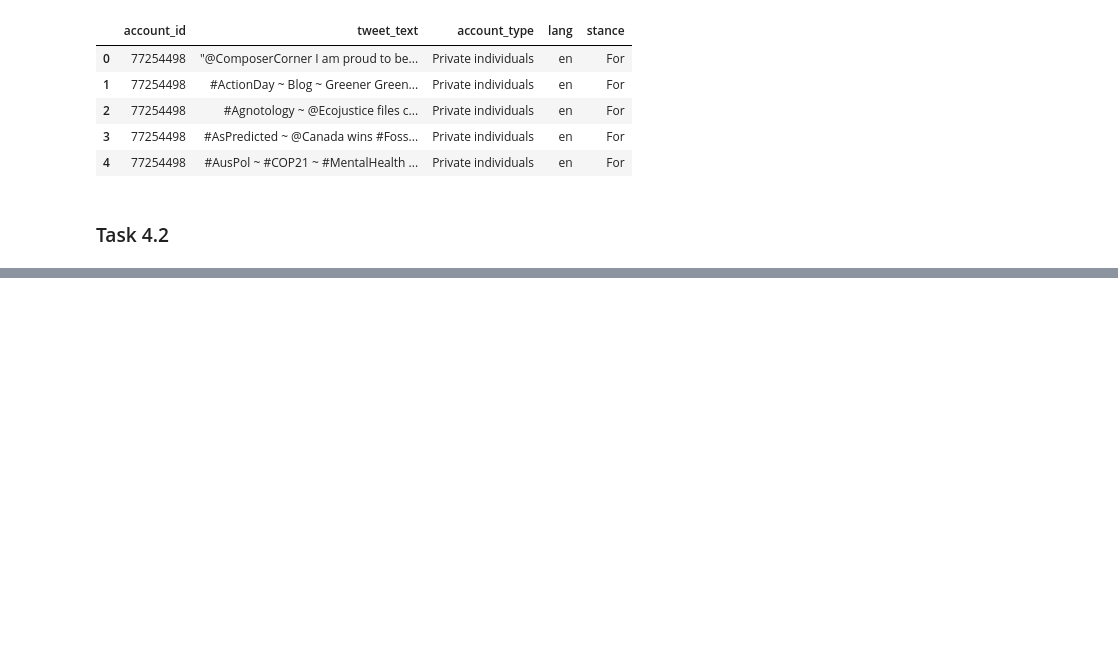
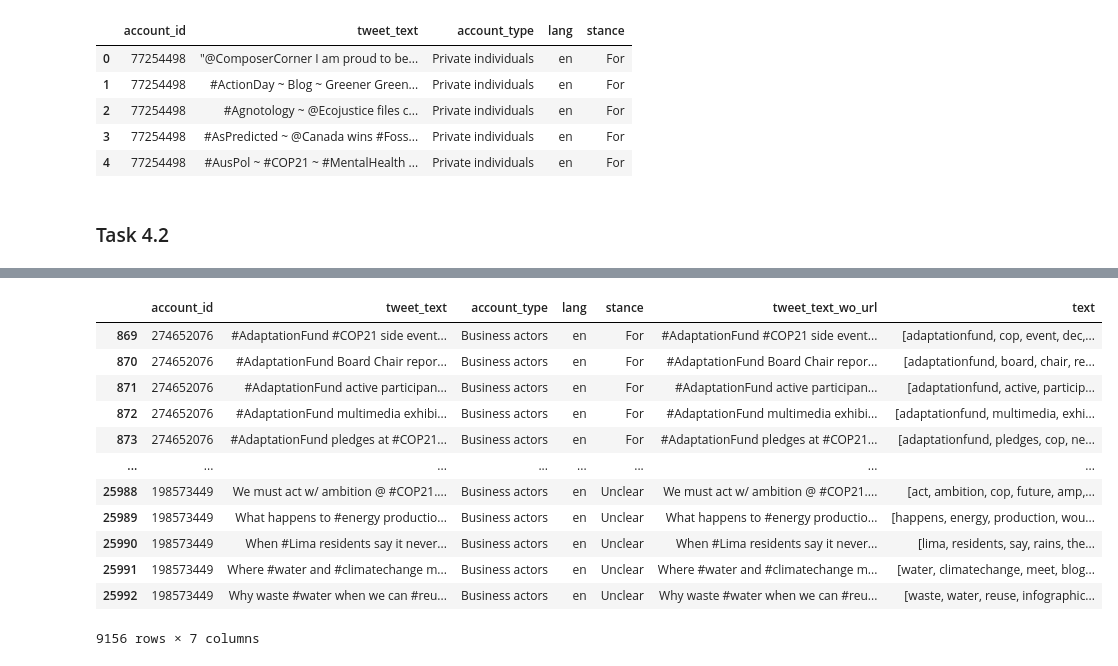
Before and after one commit to vaughankraska/social_data_mining, a Jupyter notebook: src/sdm/lab_scripts/text_analysis/theory_driven_analysis.ipynb, the cells around one changed output, grey strips where cells are left out. Drawn from its saved outputs; the diff is of its cells as text; code cells hidden in the pictures; blank space fills up the shorter version.

```diff
--- a/src/sdm/lab_scripts/text_analysis/theory_driven_analysis.ipynb
+++ b/src/sdm/lab_scripts/text_analysis/theory_driven_analysis.ipynb
@@ -198,7 +188,3 @@ from sklearn.feature_extraction.text import CountVectorizer
 # %%
 def remove_urls(txt):
     return re.sub(r'https://t\.co/\w+', '', txt)
-# %%
-df["tweet_text_wo_url"] = df["tweet_text"].apply(remove_urls)
-df['text'] = preprocess_tweets(df['tweet_text_wo_url'])
-df.head(10)
@@ -285,0 +191,12 @@ print(total_count_dict)
+# %%
+def preprocess_text(text):
+    text = text.lower()  # Convert to lowercase
+    text = re.sub(r'[^\w\s]', '', text)  # Remove punctuation
+    text = re.sub(r'\d+', '', text)  # Remove numbers
+    words = text.split()  # Tokenize
+    words = [w for w in words if w not in ENGLISH_STOP_WORDS and len(w) > 2 and 'http' not in w]  # Remove stop words
+    return words
+# %%
+df["tweet_text_wo_url"] = df["tweet_text"].apply(remove_urls)
+df['text'] = df['tweet_text_wo_url'].apply(preprocess_text)
+df.head(10)
@@ -285,0 +345,16 @@ print(total_count_dict)
+# %%
+df[df["account_type"] == "Business actors"]
+# %% [output]
+|  | account_id | tweet_text | account_type | lang | stance | tweet_text_wo_url | text |
+| 869 | 274652076 | #AdaptationFund #COP21 side event... | Business actors | en | For | #AdaptationFund #COP21 side event... | [adaptationfund, cop, event, dec,... |
+| 870 | 274652076 | #AdaptationFund Board Chair repor... | Business actors | en | For | #AdaptationFund Board Chair repor... | [adaptationfund, board, chair, re... |
+| 871 | 274652076 | #AdaptationFund active participan... | Business actors | en | For | #AdaptationFund active participan... | [adaptationfund, active, particip... |
+| 872 | 274652076 | #AdaptationFund multimedia exhibi... | Business actors | en | For | #AdaptationFund multimedia exhibi... | [adaptationfund, multimedia, exhi... |
+| 873 | 274652076 | #AdaptationFund pledges at #COP21... | Business actors | en | For | #AdaptationFund pledges at #COP21... | [adaptationfund, pledges, cop, ne... |
+| ... | ... | ... | ... | ... | ... | ... | ... |
+| 25988 | 198573449 | We must act w/ ambition @ #COP21.... | Business actors | en | Unclear | We must act w/ ambition @ #COP21.... | [act, ambition, cop, future, amp,... |
+| 25989 | 198573449 | What happens to #energy productio... | Business actors | en | Unclear | What happens to #energy productio... | [happens, energy, production, wou... |
+| 25990 | 198573449 | When #Lima residents say it never... | Business actors | en | Unclear | When #Lima residents say it never... | [lima, residents, say, rains, the... |
+| 25991 | 198573449 | Where #water and #climatechange m... | Business actors | en | Unclear | Where #water and #climatechange m... | [water, climatechange, meet, blog... |
+| 25992 | 198573449 | Why waste #water when we can #reu... | Business actors | en | Unclear | Why waste #water when we can #reu... | [waste, water, reuse, infographic... |
+9156 rows × 7 columns
```
Also changed, not shown: parts of 49 cells of this notebook, 1 other file.
